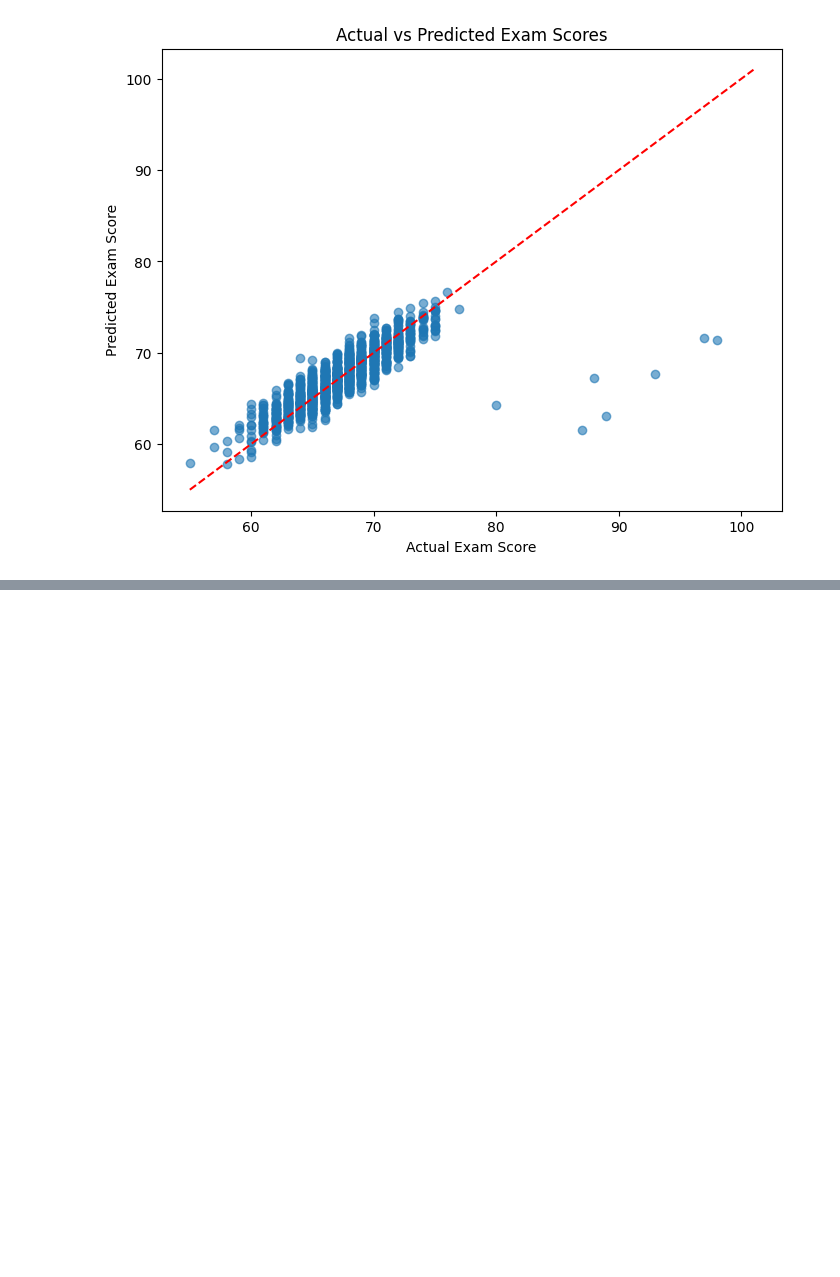
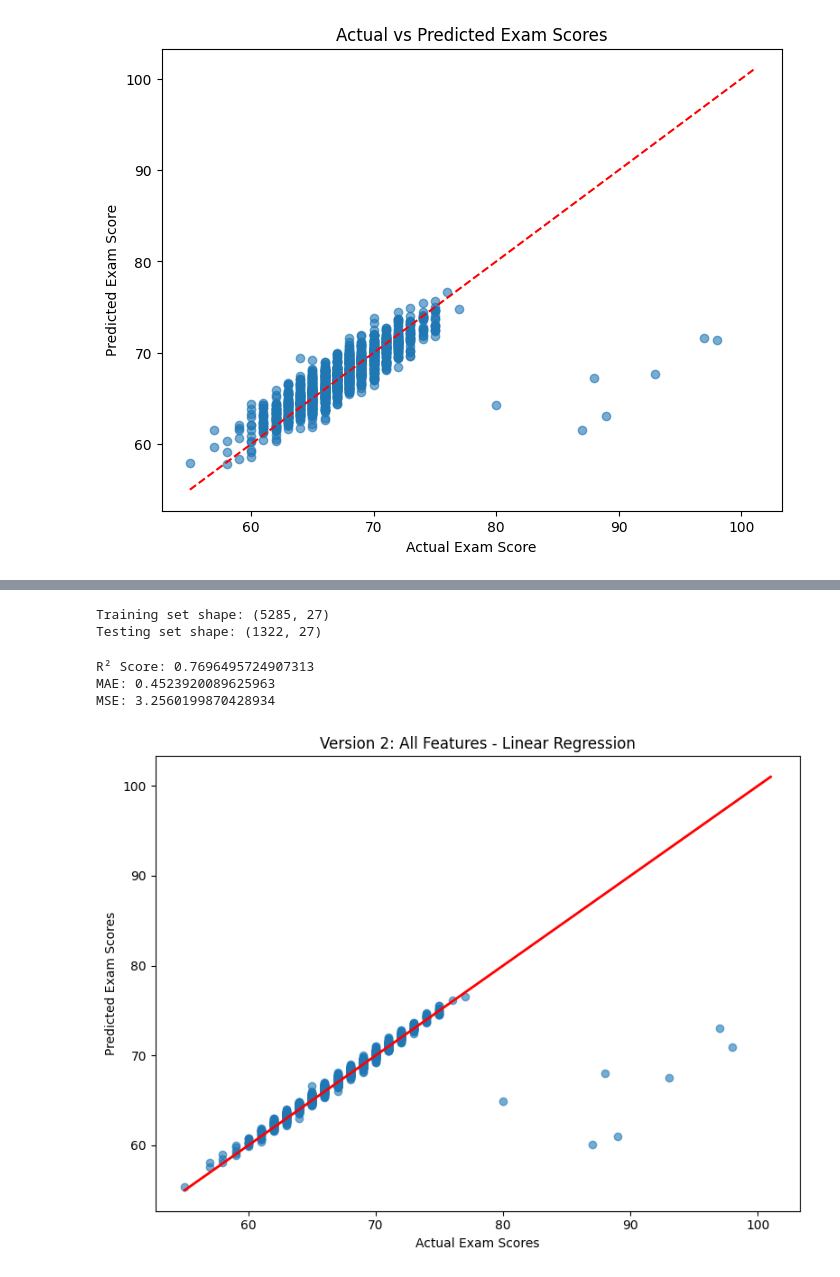
Before and after one commit to mohamedddyasserr/Student-Score-Prediction, a Jupyter notebook: Student_Score_Prediction.ipynb, the cells around one changed output, grey strips where cells are left out. Cells and saved outputs as stored; diff of their text form; code cells hidden in the pictures; blank space fills up the shorter version.

Commit message:
created a new notebook for the data setup

```diff
--- a/Student_Score_Prediction.ipynb
+++ b/Student_Score_Prediction.ipynb
@@ -214,0 +251,4 @@ MSE: 5.01506967497517
+# %%
+df_encoded = pd.get_dummies(df, drop_first=True)
+print("Encoded shape:", df_encoded.shape)
+df_encoded.head()
@@ -214,0 +264,61 @@ MSE: 5.01506967497517
+# %%
+from sklearn.model_selection import train_test_split
+
+X = df_encoded.drop("Exam_Score", axis=1)
+y = df_encoded["Exam_Score"]
+
+X_train, X_test, y_train, y_test = train_test_split(
+    X, y, test_size=0.2, random_state=42
+)
+
+print("Training set shape:", X_train.shape)
+print("Testing set shape:", X_test.shape)
+# %% [output]
+Training set shape: (5285, 27)
+Testing set shape: (1322, 27)
+# %%
+from sklearn.linear_model import LinearRegression
+import numpy as np
+
+model_v2 = LinearRegression()
+model_v2.fit(X_train, y_train)
+
+y_pred_v2 = model_v2.predict(X_test)
+
+r2_v2 = r2_score(y_test, y_pred_v2)
+mae_v2 = mean_absolute_error(y_test, y_pred_v2)
+mse_v2 = mean_squared_error(y_test, y_pred_v2)
+
+print("R² Score:", r2_v2)
+print("MAE:", mae_v2)
+print("MSE:", mse_v2)
+# %% [output]
+R² Score: 0.7696495724907313
+MAE: 0.4523920089625963
+MSE: 3.2560199870428934
+# %%
+import matplotlib.pyplot as plt
+import os
+os.makedirs("results", exist_ok=True)
+
+
+plt.figure(figsize=(8, 6))
+plt.scatter(y_test, y_pred_v2, alpha=0.6)
+plt.xlabel("Actual Exam Scores")
+plt.ylabel("Predicted Exam Scores")
+plt.title("Version 2: All Features - Linear Regression")
+plt.plot([y.min(), y.max()], [y.min(), y.max()], color='red', linewidth=2)
+plt.tight_layout()
+plt.savefig("results/model_v2_all_features.png", dpi=300)
+plt.show()
+
+# Save results
+results_v2 = {
+    "R2": r2_v2,
+    "MAE": mae_v2,
+    "MSE": mse_v2
+}
+
+pd.DataFrame([results_v2]).to_csv("results/model_v2_all_features_metrics.csv", index=False)
+# %% [output]
+[figure, added]
```
Also changed, not shown: parts of 6 cells of this notebook.
